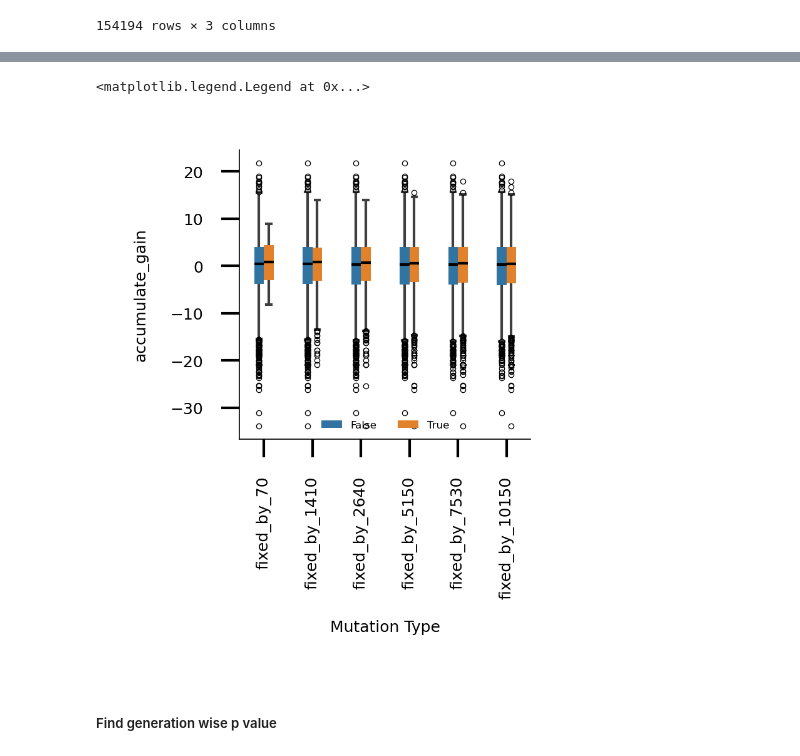
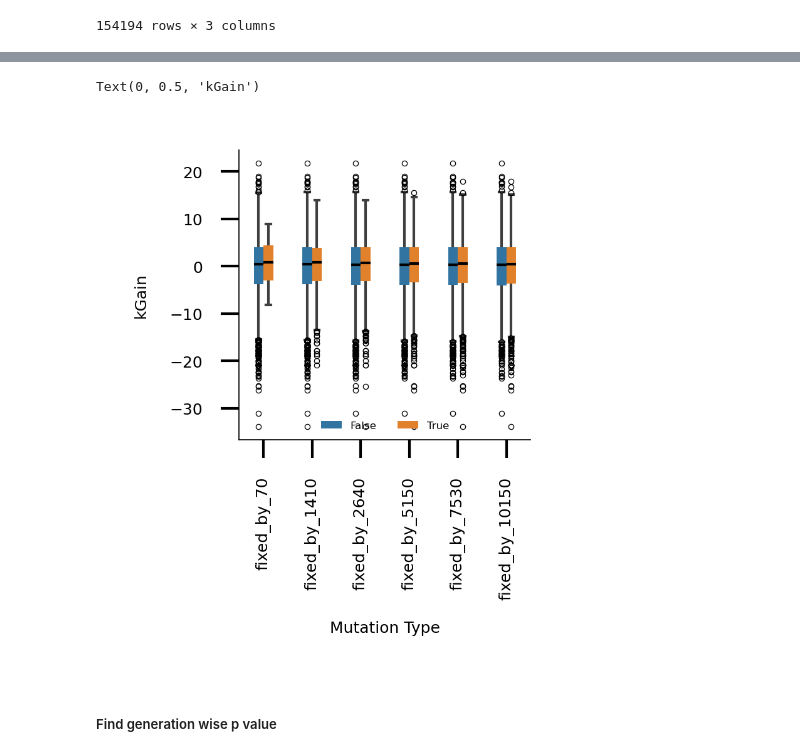
Before and after one commit to cellsemantics/Oligo_Promotion, a Jupyter notebook: yeast/scripts/fixed_mutation.ipynb, the cells around one changed output, grey strips where cells are left out. Cells and saved outputs as stored; diff of their text form; code cells hidden in the pictures.

```diff
--- a/yeast/scripts/fixed_mutation.ipynb
+++ b/yeast/scripts/fixed_mutation.ipynb
@@ -134,15 +132,16 @@ def custom_figure_axis(ax, fontsize=10, show_ticks = True, rotation=90):
 # %%
 import seaborn as sns
 import matplotlib.pyplot as plt
 
 fig, ax = plt.subplots(1, 1, dpi = 600, figsize=(1,1))
 
 ax = sns.boxplot(df_melted, y="accumulate_gain", x = "Mutation Type", hue = "Fixed", ax=ax, boxprops=dict(edgecolor="black", linewidth=0),flierprops=dict(marker='o', markeredgecolor='black'), width=0.4,linewidth=0.5, fliersize=0.15, dodge=True,  medianprops={"color": "black","linewidth":0.5})
 ax= custom_figure_axis(ax, fontsize=3)
 ax.legend(ncol = 2, fontsize=2, frameon=False)
+ax.set_ylabel("kGain")
 # %% [output]
-<matplotlib.legend.Legend at 0x...>
+Text(0, 0.5, 'kGain')
-[figure, old version]
+[figure, new version]
 # %%
 
 def man_whiteney(group1, group2):
```
Also changed, not shown: parts of 2 cells of this notebook.
